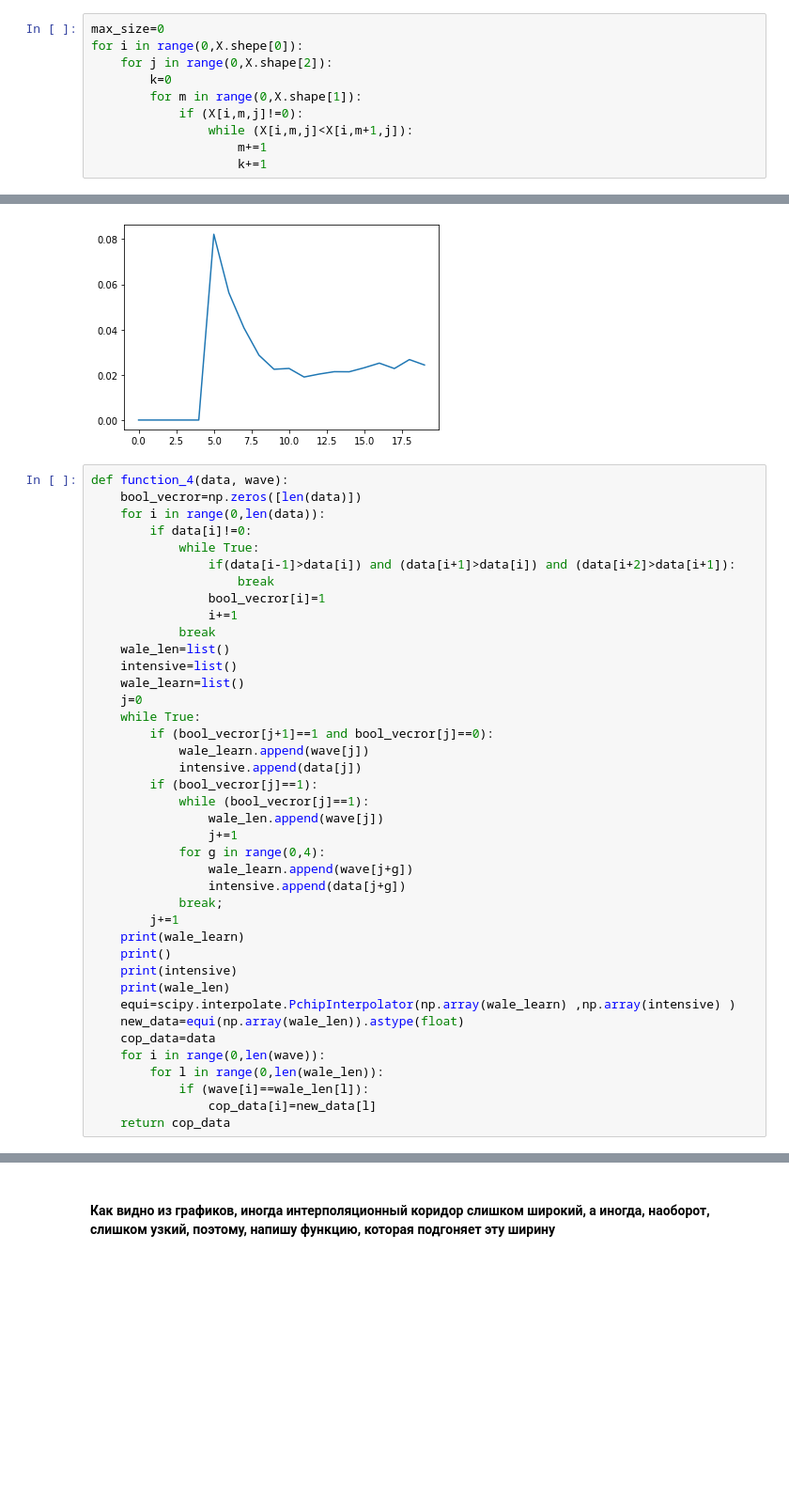
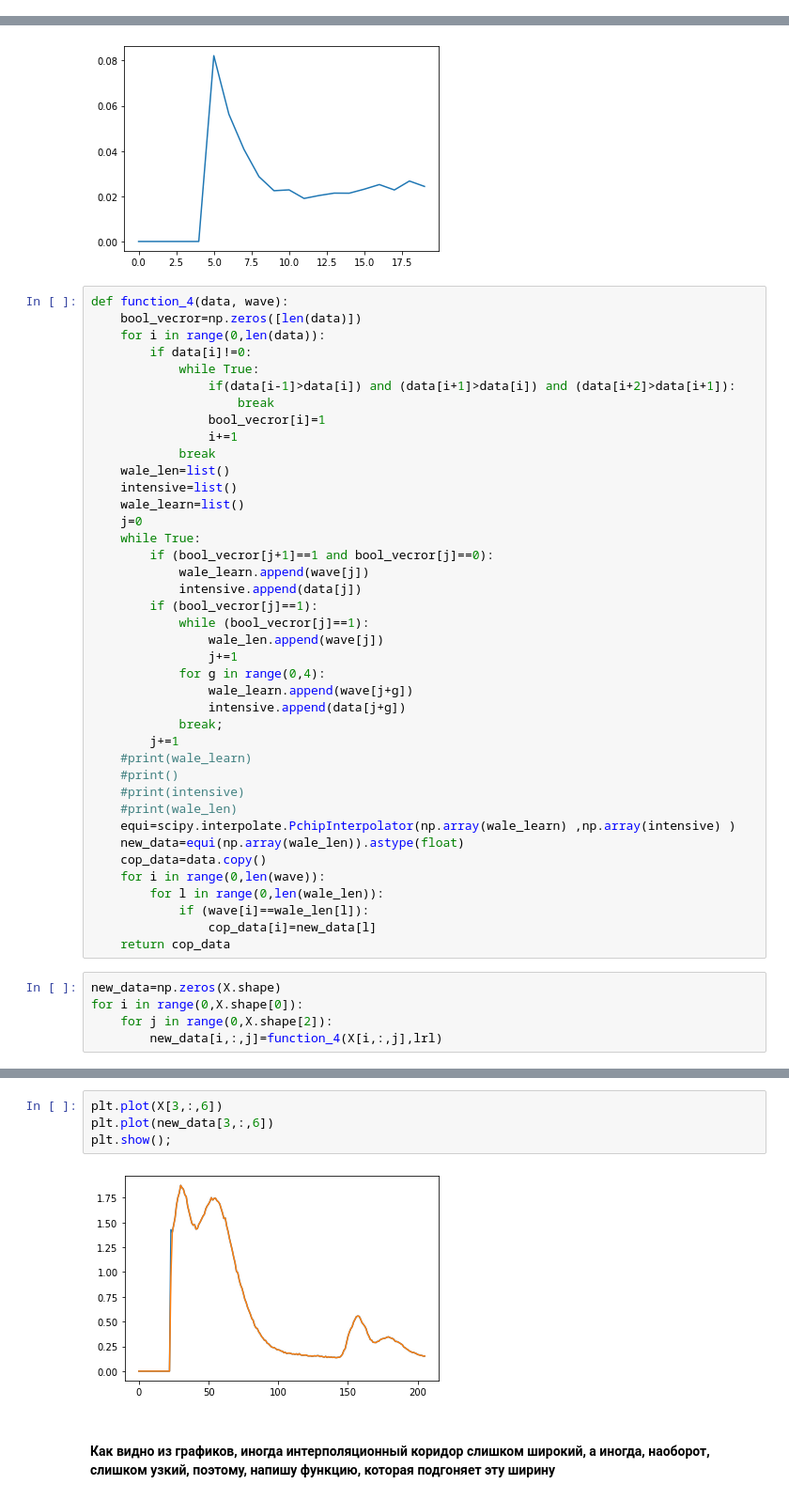
Before and after one commit to 89605502155/ML-repositry, a Jupyter notebook: new_interpolation.ipynb, the cells around one changed output, grey strips where cells are left out. Shown at 94% size. Saved outputs shown, nothing was run; the diff lists cells and outputs as text; blank space fills up the shorter version.

```diff
--- a/new_interpolation.ipynb
+++ b/new_interpolation.ipynb
@@ -93,12 +91,2 @@ Xw=Xw[:,koef:]
-# %%
-max_size=0
-for i in range(0,X.shepe[0]):
-    for j in range(0,X.shape[2]):
-        k=0
-        for m in range(0,X.shape[1]):
-            if (X[i,m,j]!=0):
-                while (X[i,m,j]<X[i,m+1,j]):
-                    m+=1
-                    k+=1
 # %% [markdown]
 ##### Как видно из графиков, идея с поиском с использованием аналитического вида прямых рассеяния провалилась, поэтому, перехожу к простому подбору. Разделю каждый входящий вектор на крупные пики (не шум), и Придумаю какой-нибудь простенький классификатор, чтобы их соотнести
@@ -189,17 +166,22 @@ def function_4(data, wave):
                 intensive.append(data[j+g])
             break;
         j+=1
-    print(wale_learn)
-    print()
-    print(intensive)
-    print(wale_len)
+    #print(wale_learn)
+    #print()
+    #print(intensive)
+    #print(wale_len)
     equi=scipy.interpolate.PchipInterpolator(np.array(wale_learn) ,np.array(intensive) )
     new_data=equi(np.array(wale_len)).astype(float)
-    cop_data=data
+    cop_data=data.copy()
     for i in range(0,len(wave)):
         for l in range(0,len(wale_len)):
             if (wave[i]==wale_len[l]):
                 cop_data[i]=new_data[l]
     return cop_data
+# %%
+new_data=np.zeros(X.shape)
+for i in range(0,X.shape[0]):
+    for j in range(0,X.shape[2]):
+        new_data[i,:,j]=function_4(X[i,:,j],lrl)
 # %%
 plt.plot(X[3,:,10])
@@ -213,4 +191,10 @@ plt.show();
 [figure]
+# %%
+plt.plot(X[3,:,6])
+plt.plot(new_data[3,:,6])
+plt.show();
+# %% [output]
+[figure, added]
 # %% [markdown]
 #### Как видно из графиков, иногда интерполяционный коридор слишком широкий, а иногда, наоборот, слишком узкий, поэтому, напишу функцию, которая подгоняет эту ширину
 # %%
```
Also changed, not shown: parts of 5 cells of this notebook.
